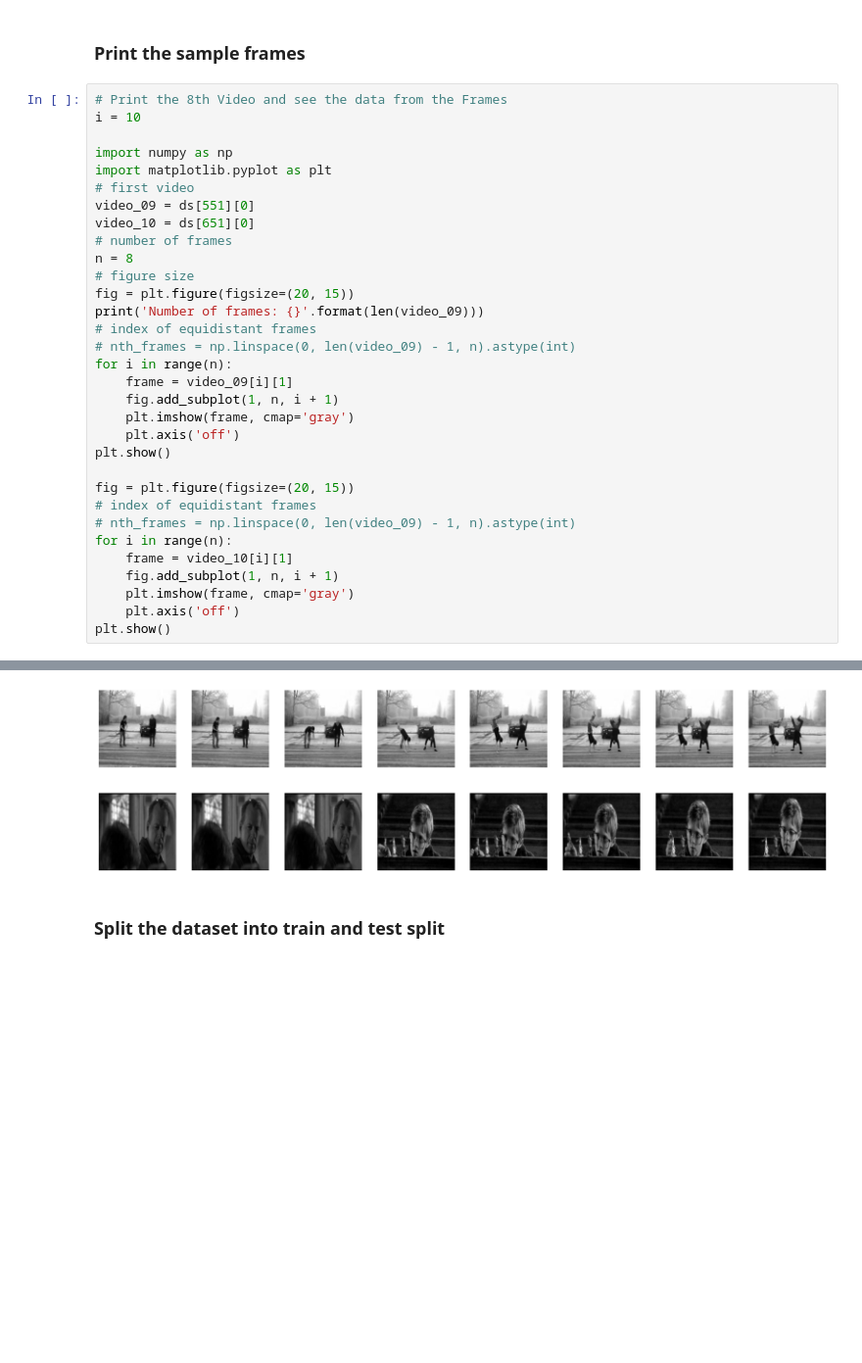
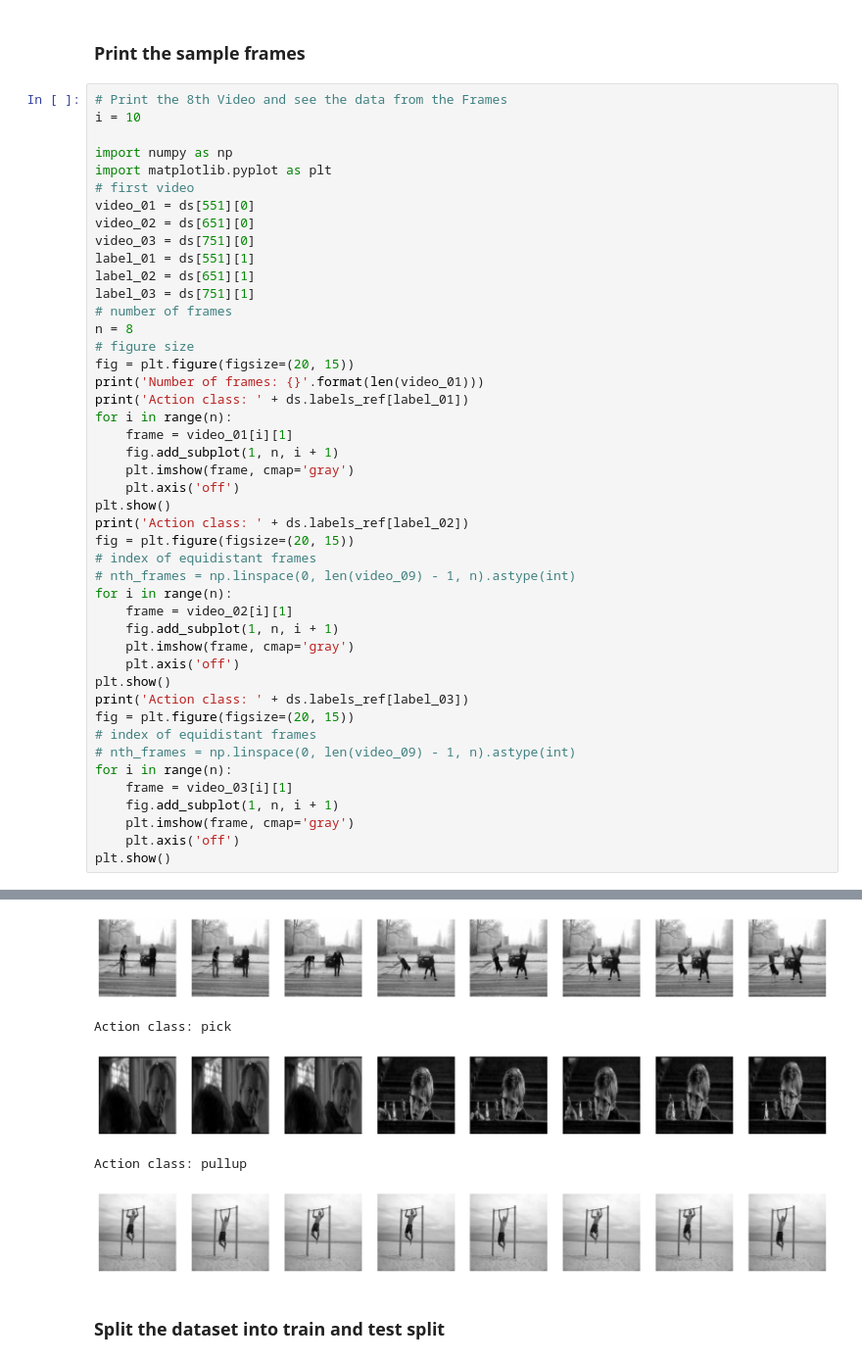
Before and after one commit to Priyasaravana/AML, a Jupyter notebook: ActionRecognition/ActionRecognition_Submission.ipynb, the cells around one changed output, grey strips where cells are left out. Shown at 98% size. Cells and saved outputs as stored; diff of their text form; blank space fills up the shorter version.

```diff
--- a/ActionRecognition/ActionRecognition_Submission.ipynb
+++ b/ActionRecognition/ActionRecognition_Submission.ipynb
@@ -64,30 +65,43 @@ i = 10
 import numpy as np
 import matplotlib.pyplot as plt
 # first video
-video_09 = ds[551][0]
-video_10 = ds[651][0]
+video_01 = ds[551][0]
+video_02 = ds[651][0]
+video_03 = ds[751][0]
+label_01 = ds[551][1]
+label_02 = ds[651][1]
+label_03 = ds[751][1]
 # number of frames
 n = 8
 # figure size
 fig = plt.figure(figsize=(20, 15))
-print('Number of frames: {}'.format(len(video_09)))
-# index of equidistant frames
-# nth_frames = np.linspace(0, len(video_09) - 1, n).astype(int)
+print('Number of frames: {}'.format(len(video_01)))
+print('Action class: ' + ds.labels_ref[label_01])
 for i in range(n):
-    frame = video_09[i][1]
+    frame = video_01[i][1]
     fig.add_subplot(1, n, i + 1)
     plt.imshow(frame, cmap='gray')
     plt.axis('off')
 plt.show()
-
+print('Action class: ' + ds.labels_ref[label_02])
 fig = plt.figure(figsize=(20, 15))
 # index of equidistant frames
 # nth_frames = np.linspace(0, len(video_09) - 1, n).astype(int)
 for i in range(n):
-    frame = video_10[i][1]
+    frame = video_02[i][1]
     fig.add_subplot(1, n, i + 1)
     plt.imshow(frame, cmap='gray')
     plt.axis('off')
 plt.show()
+print('Action class: ' + ds.labels_ref[label_03])
+fig = plt.figure(figsize=(20, 15))
+# index of equidistant frames
+# nth_frames = np.linspace(0, len(video_09) - 1, n).astype(int)
+for i in range(n):
+    frame = video_03[i][1]
+    fig.add_subplot(1, n, i + 1)
+    plt.imshow(frame, cmap='gray')
+    plt.axis('off')
+plt.show()
 # %% [output]
 Number of frames: 8
@@ -94,5 +109,8 @@ Number of frames: 8
 [figure]
+Action class: pick
 [figure]
+Action class: pullup
+[figure, added]
 # %% [markdown]
 ### Split the dataset into train and test split
 # %%
```
Also changed, not shown: parts of 8 cells of this notebook.
